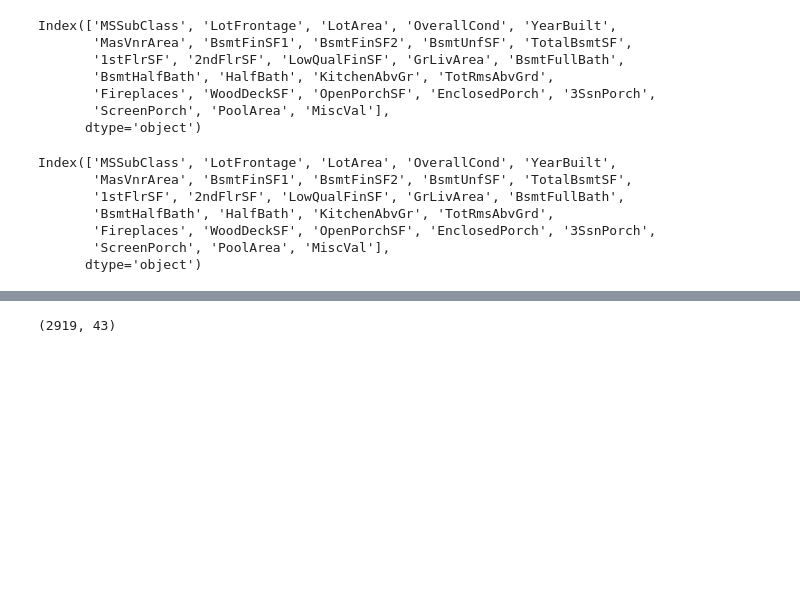
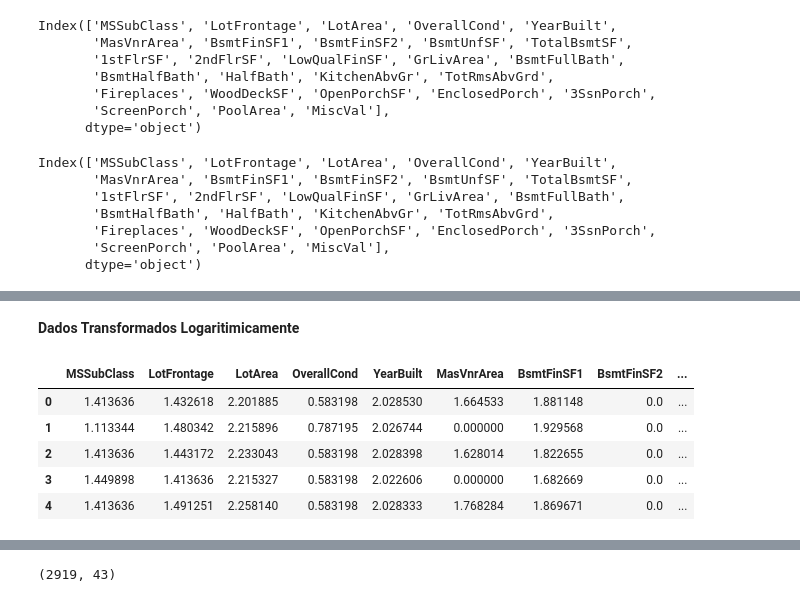
Before and after one commit to nilberthsouza/HousePricingPredict, a Jupyter notebook: Predict House Price and EDA.ipynb, the cells around one changed output, grey strips where cells are left out. Drawn from its saved outputs; the diff is of its cells as text; code cells hidden in the pictures; blank space fills up the shorter version.

```diff
--- a/Predict House Price and EDA.ipynb
+++ b/Predict House Price and EDA.ipynb
@@ -415,3 +424,24 @@ Index(['MSSubClass', 'LotFrontage', 'LotArea', 'OverallCond', 'YearBuilt',
 # %%
 #resolvese a skewness de uma feature aplicando uma transformação logaritimica
-skew_features = np.log1p(skew_features)
+logfeatures = np.log(skew_features)
+sqrfeatures = np.square(skew_features)
+sqrtfeatures = np.sqrt(skew_features)
+# %% [markdown]
+**Dados Transformados Logaritimicamente**
+# %%
+logfeatures.fillna(0,inplace=True)
+
+
+
+for i in logfeatures.columns:
+  logfeatures[str(i)] = logfeatures[str(i)].map(lambda a: 0 if a == -np.inf else a)
+
+
+logfeatures.head()
+# %% [output]
+|  | MSSubClass | LotFrontage | LotArea | OverallCond | YearBuilt | MasVnrArea | BsmtFinSF1 | BsmtFinSF2 | ... |
+| 0 | 1.413636 | 1.432618 | 2.201885 | 0.583198 | 2.028530 | 1.664533 | 1.881148 | 0.0 | ... |
+| 1 | 1.113344 | 1.480342 | 2.215896 | 0.787195 | 2.026744 | 0.000000 | 1.929568 | 0.0 | ... |
+| 2 | 1.413636 | 1.443172 | 2.233043 | 0.583198 | 2.028398 | 1.628014 | 1.822655 | 0.0 | ... |
+| 3 | 1.449898 | 1.413636 | 2.215327 | 0.583198 | 2.022606 | 0.000000 | 1.682669 | 0.0 | ... |
+| 4 | 1.413636 | 1.491251 | 2.258140 | 0.583198 | 2.028333 | 1.768284 | 1.869671 | 0.0 | ... |
```
Also changed, not shown: parts of 10 cells of this notebook.
